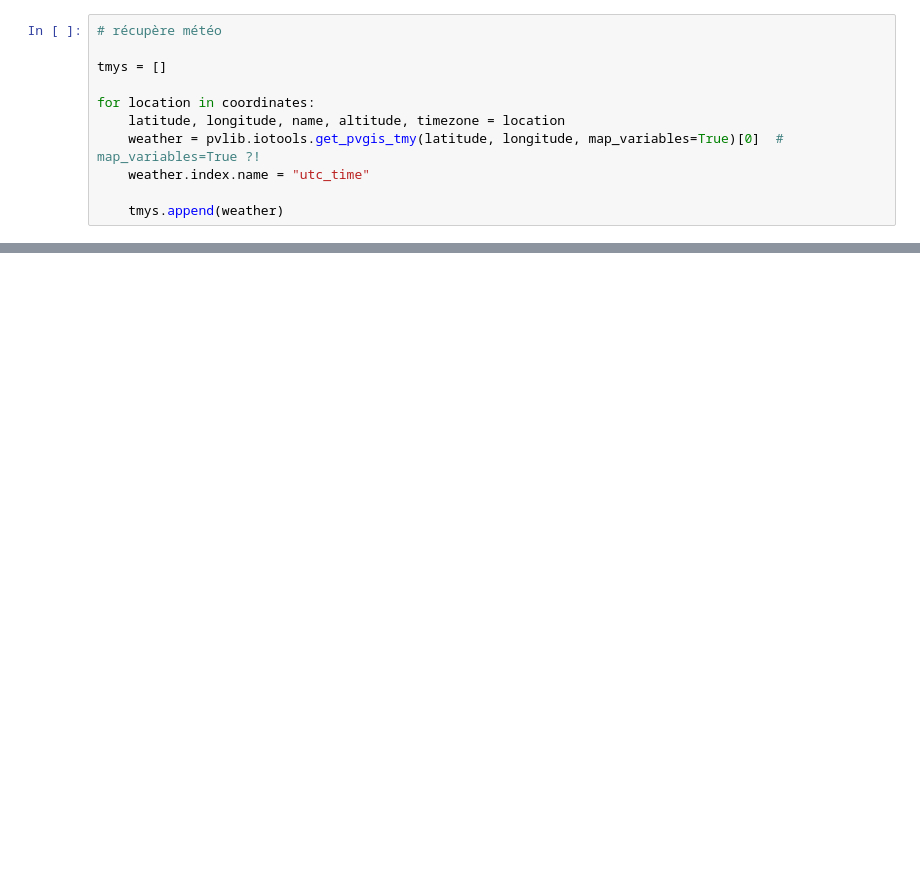
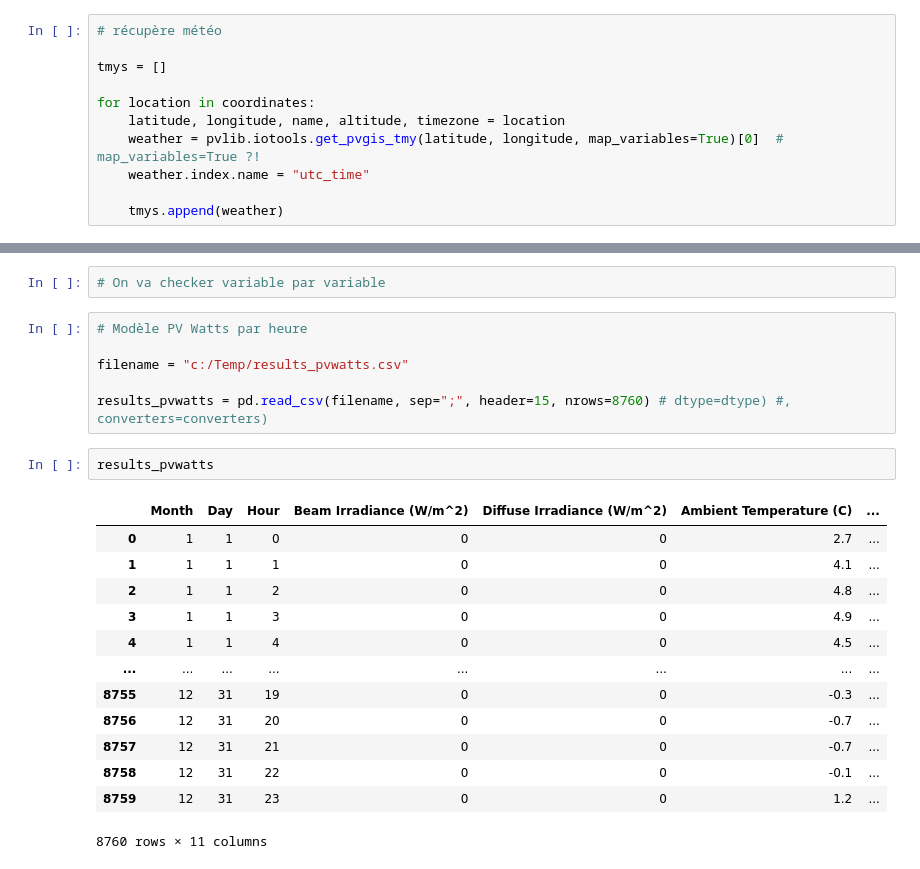
Before and after one commit to BenjaminDeporte/PV, a Jupyter notebook: Code/TutoPVlib.ipynb, the cells around one changed output, grey strips where cells are left out. Saved outputs shown, nothing was run; the diff lists cells and outputs as text; blank space fills up the shorter version.

Commit message:
Recherche irradiance meteo

```diff
--- a/Code/TutoPVlib.ipynb
+++ b/Code/TutoPVlib.ipynb
@@ -79,0 +219,24 @@ Text(0, 0.5, 'Yearly energy yield (W hr)')
+# %%
+# On va checker variable par variable
+# %%
+# Modèle PV Watts par heure
+
+filename = "c:/Temp/results_pvwatts.csv"
+
+results_pvwatts = pd.read_csv(filename, sep=";", header=15, nrows=8760) # dtype=dtype) #, converters=converters)
+# %%
+results_pvwatts
+# %% [output]
+|  | Month | Day | Hour | Beam Irradiance (W/m^2) | Diffuse Irradiance (W/m^2) | Ambient Temperature (C) | ... |
+| 0 | 1 | 1 | 0 | 0 | 0 | 2.7 | ... |
+| 1 | 1 | 1 | 1 | 0 | 0 | 4.1 | ... |
+| 2 | 1 | 1 | 2 | 0 | 0 | 4.8 | ... |
+| 3 | 1 | 1 | 3 | 0 | 0 | 4.9 | ... |
+| 4 | 1 | 1 | 4 | 0 | 0 | 4.5 | ... |
+| ... | ... | ... | ... | ... | ... | ... | ... |
+| 8755 | 12 | 31 | 19 | 0 | 0 | -0.3 | ... |
+| 8756 | 12 | 31 | 20 | 0 | 0 | -0.7 | ... |
+| 8757 | 12 | 31 | 21 | 0 | 0 | -0.7 | ... |
+| 8758 | 12 | 31 | 22 | 0 | 0 | -0.1 | ... |
+| 8759 | 12 | 31 | 23 | 0 | 0 | 1.2 | ... |
+8760 rows × 11 columns
```
Also changed, not shown: parts of 16 cells of this notebook, 1 other file.
